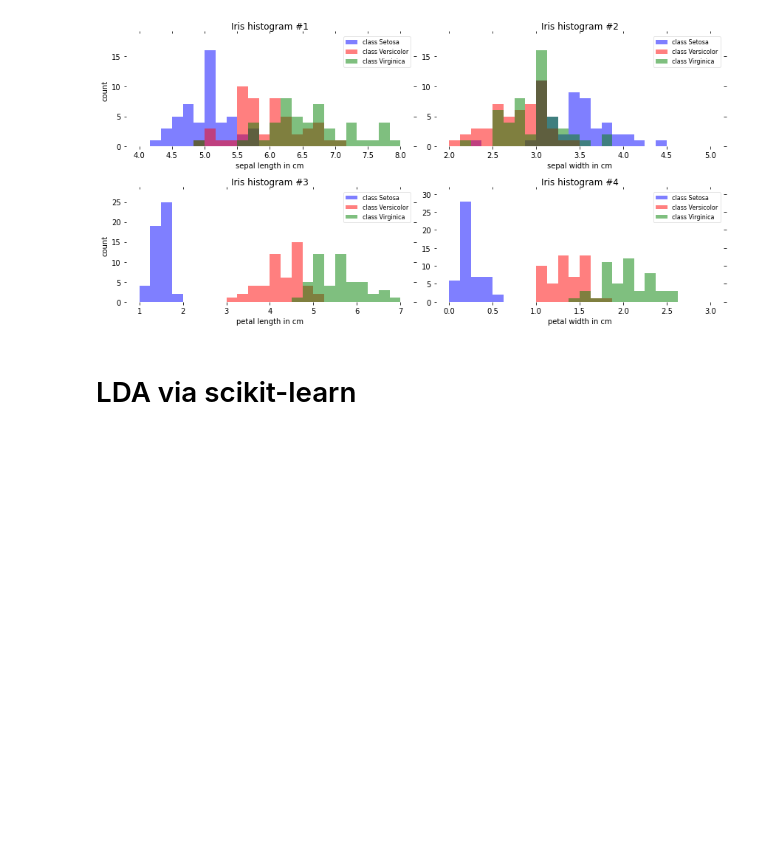
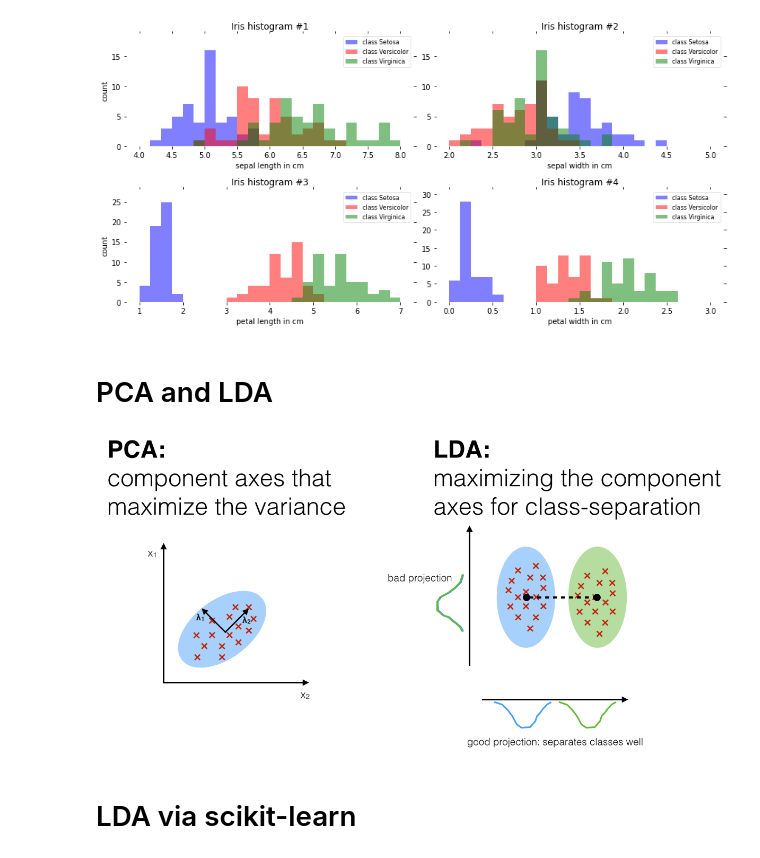
Before and after one commit to dotsnangles/dimensionality-reduction-in-python-with-scikit-learn, a Jupyter notebook: visualization.ipynb, the cells around one changed output. Cells and saved outputs as stored; diff of their text form; code cells hidden in the pictures; blank space fills up the shorter version.

Commit message:
ADD: an img to show the difference btw pca and lda

```diff
--- a/visualization.ipynb
+++ b/visualization.ipynb
@@ -112,6 +114,13 @@ fig.tight_layout()
 plt.show()
 # %% [output]
 [figure]
+# %% [markdown]
+# PCA and LDA
+# %%
+image = Image.open('data/pca_and_lda.png')
+image.show()
+# %% [output]
+[figure, added]
 # %% [markdown]
 # LDA via scikit-learn
 # %%
```
Also changed, not shown: parts of 1 cell of this notebook, 1 other file.
